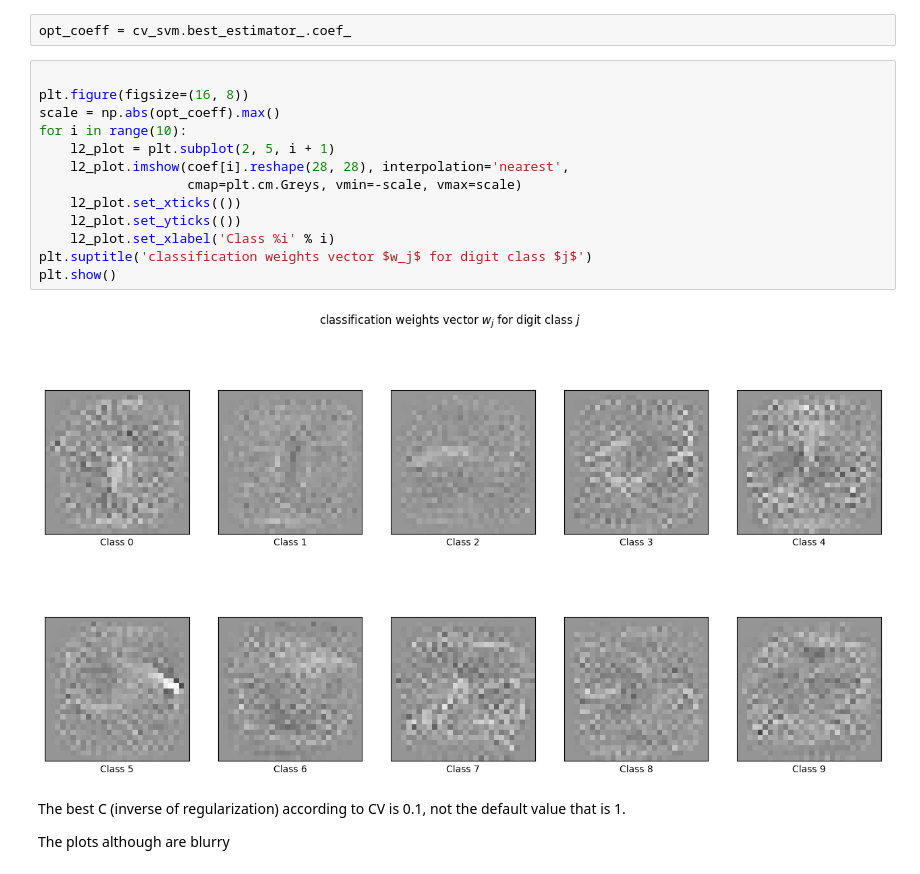
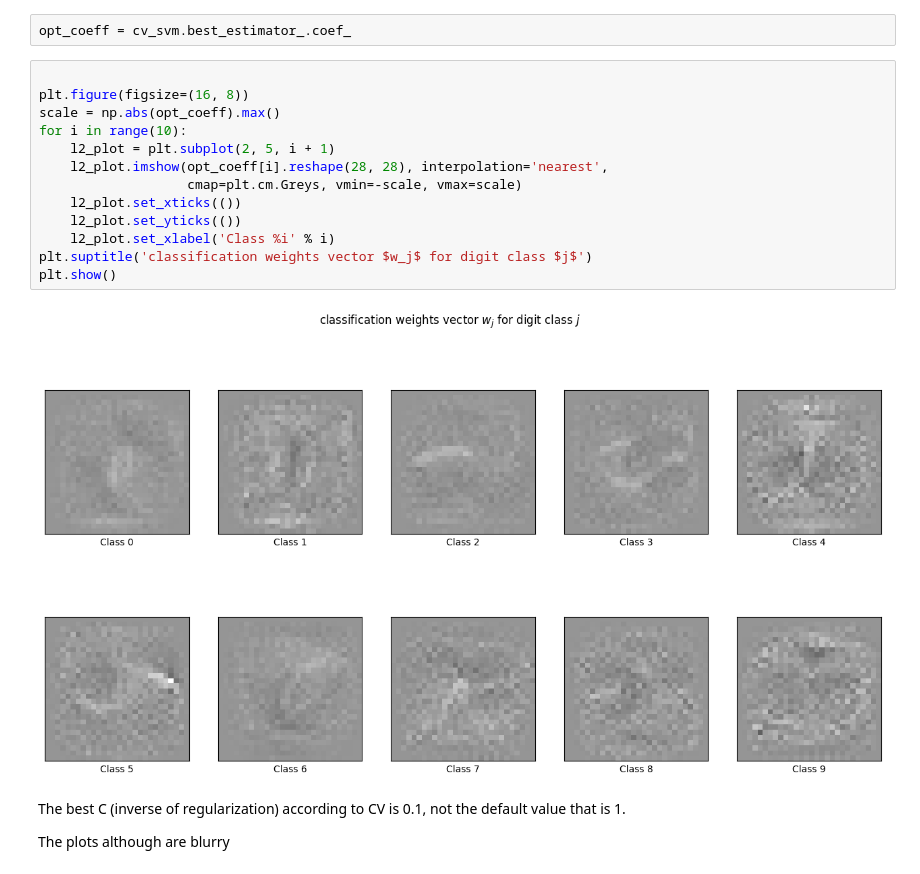
Before and after one commit to AleCardinale/Fundamentals-Inference-Learning, a Jupyter notebook: TP7/classification_exercise.ipynb, the cells around one changed output. Drawn from its saved outputs; the diff is of its cells as text.

```diff
--- a/TP7/classification_exercise.ipynb
+++ b/TP7/classification_exercise.ipynb
@@ -356,18 +360,18 @@ opt_coeff = cv_svm.best_estimator_.coef_
 # %%
 
 plt.figure(figsize=(16, 8))
 scale = np.abs(opt_coeff).max()
 for i in range(10):
     l2_plot = plt.subplot(2, 5, i + 1)
-    l2_plot.imshow(coef[i].reshape(28, 28), interpolation='nearest',
+    l2_plot.imshow(opt_coeff[i].reshape(28, 28), interpolation='nearest',
                    cmap=plt.cm.Greys, vmin=-scale, vmax=scale)
     l2_plot.set_xticks(())
     l2_plot.set_yticks(())
     l2_plot.set_xlabel('Class %i' % i)
 plt.suptitle('classification weights vector $w_j$ for digit class $j$')
 plt.show()
 # %% [output]
-[figure, old version]
+[figure, new version]
 # %% [markdown]
 The best C (inverse of regularization) according to CV is 0.1, not the default value that is 1.
 
```
Also changed, not shown: parts of 4 cells of this notebook.
